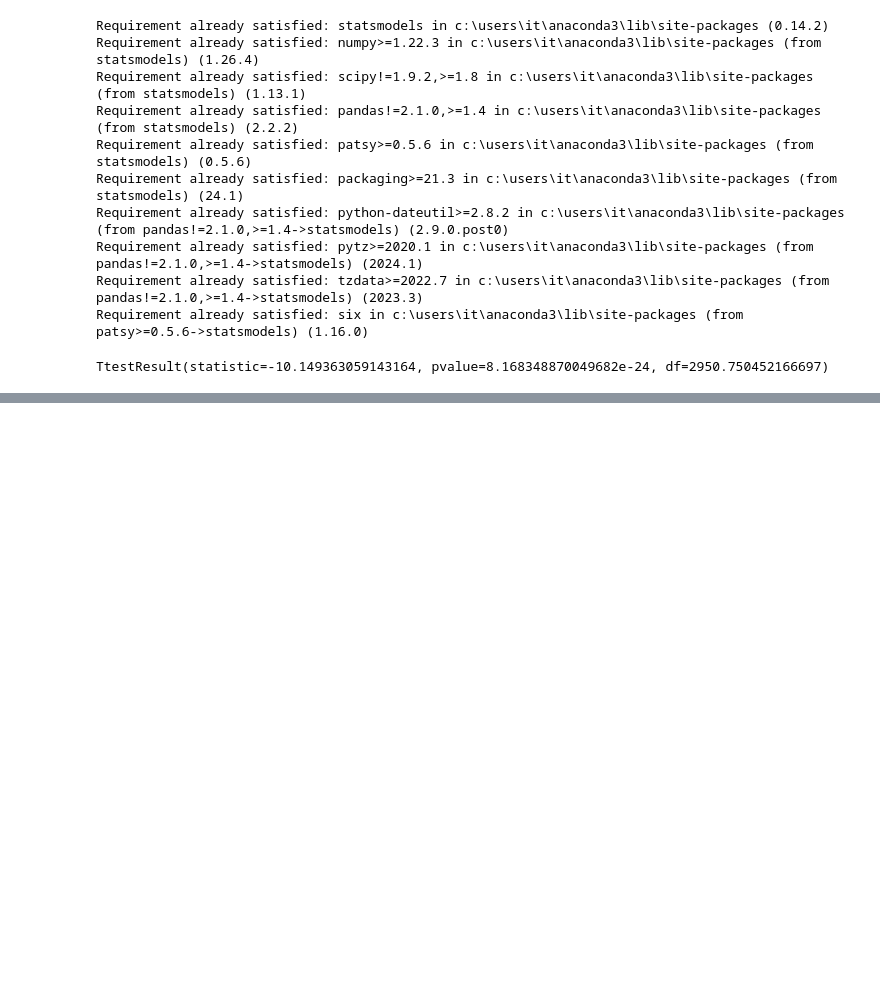
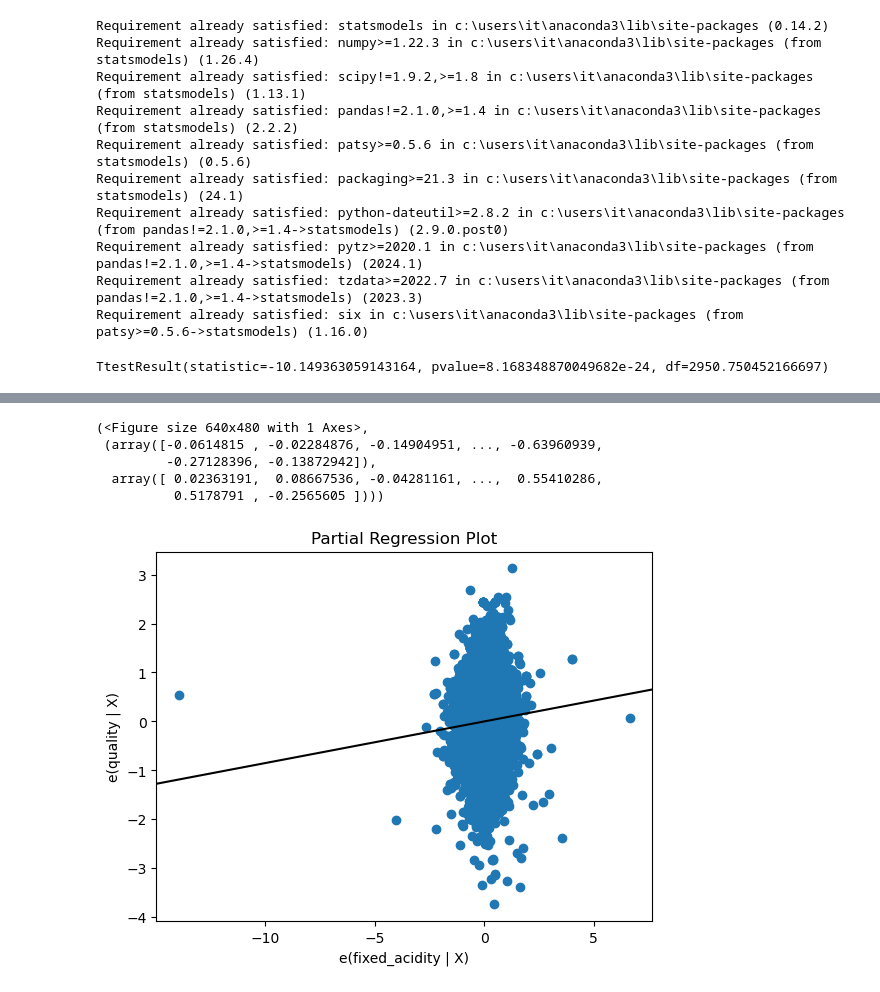
Before and after one commit to BosuMamemon/BIGDATA, a Jupyter notebook: workspace/데이터 분석/wine.ipynb, the cells around one changed output, grey strips where cells are left out. Saved outputs shown, nothing was run; the diff lists cells and outputs as text; code cells hidden in the pictures; blank space fills up the shorter version.

```diff
--- a/workspace/데이터 분석/wine.ipynb
+++ b/workspace/데이터 분석/wine.ipynb
@@ -165,0 +239,12 @@ strong multicollinearity or other numerical problems.
+# %%
+import statsmodels.api as sm
+
+others = list(set(wine.columns).difference(set(["quality", "fixed_acidity"])))
+sm.graphics.plot_partregress("quality", "fixed_acidity", others, data=wine, ret_coords=True, obs_labels=False)
+# %% [output]
+(<Figure size 640x480 with 1 Axes>,
+ (array([-0.0614815 , -0.02284876, -0.14904951, ..., -0.63960939,
+         -0.27128396, -0.13872942]),
+  array([ 0.02363191,  0.08667536, -0.04281161, ...,  0.55410286,
+          0.5178791 , -0.2565605 ])))
+[figure, added]
```
Also changed, not shown: parts of 8 cells of this notebook, 6 other files.
